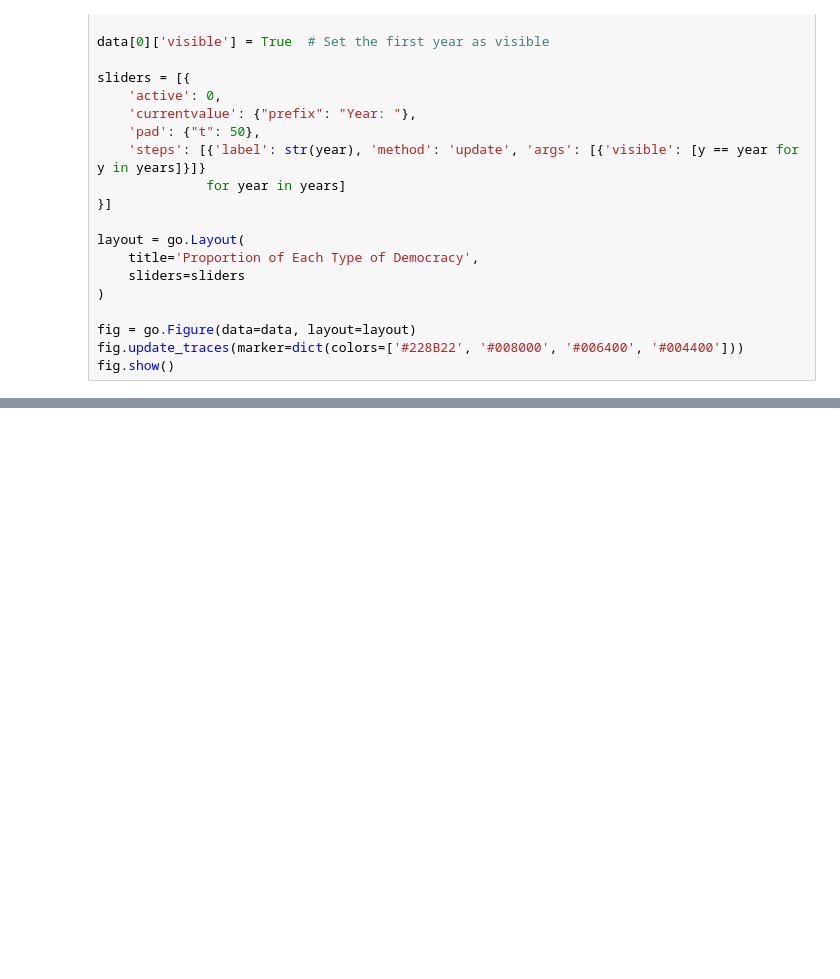
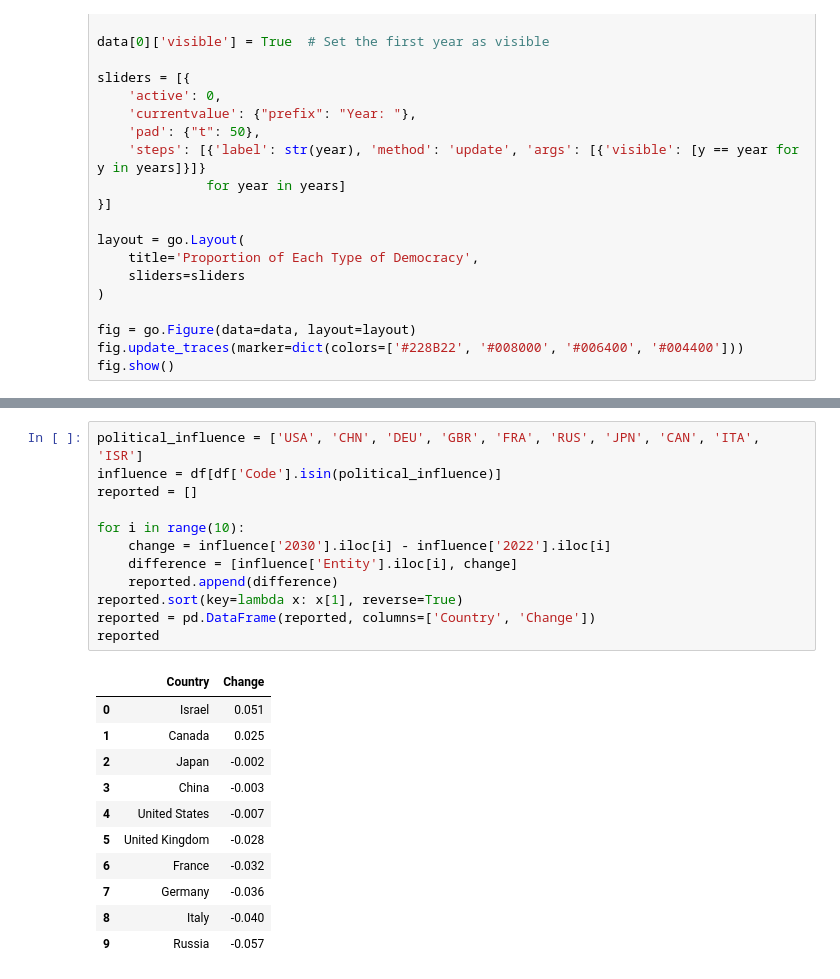
Before and after one commit to johnnystouffer/democratic-index-prediction, a Jupyter notebook: VISULAIZING.ipynb, the cells around one changed output, grey strips where cells are left out. Drawn from its saved outputs; the diff is of its cells as text; blank space fills up the shorter version.

```diff
--- a/VISULAIZING.ipynb
+++ b/VISULAIZING.ipynb
@@ -94,0 +168,24 @@ fig.show()
+# %%
+political_influence = ['USA', 'CHN', 'DEU', 'GBR', 'FRA', 'RUS', 'JPN', 'CAN', 'ITA', 'ISR']
+influence = df[df['Code'].isin(political_influence)]
+reported = []
+
+for i in range(10):
+    change = influence['2030'].iloc[i] - influence['2022'].iloc[i]
+    difference = [influence['Entity'].iloc[i], change]
+    reported.append(difference)
+reported.sort(key=lambda x: x[1], reverse=True)
+reported = pd.DataFrame(reported, columns=['Country', 'Change'])
+reported
+# %% [output]
+|  | Country | Change |
+| 0 | Israel | 0.051 |
+| 1 | Canada | 0.025 |
+| 2 | Japan | -0.002 |
+| 3 | China | -0.003 |
+| 4 | United States | -0.007 |
+| 5 | United Kingdom | -0.028 |
+| 6 | France | -0.032 |
+| 7 | Germany | -0.036 |
+| 8 | Italy | -0.040 |
+| 9 | Russia | -0.057 |
```
Also changed, not shown: parts of 3 cells of this notebook.
